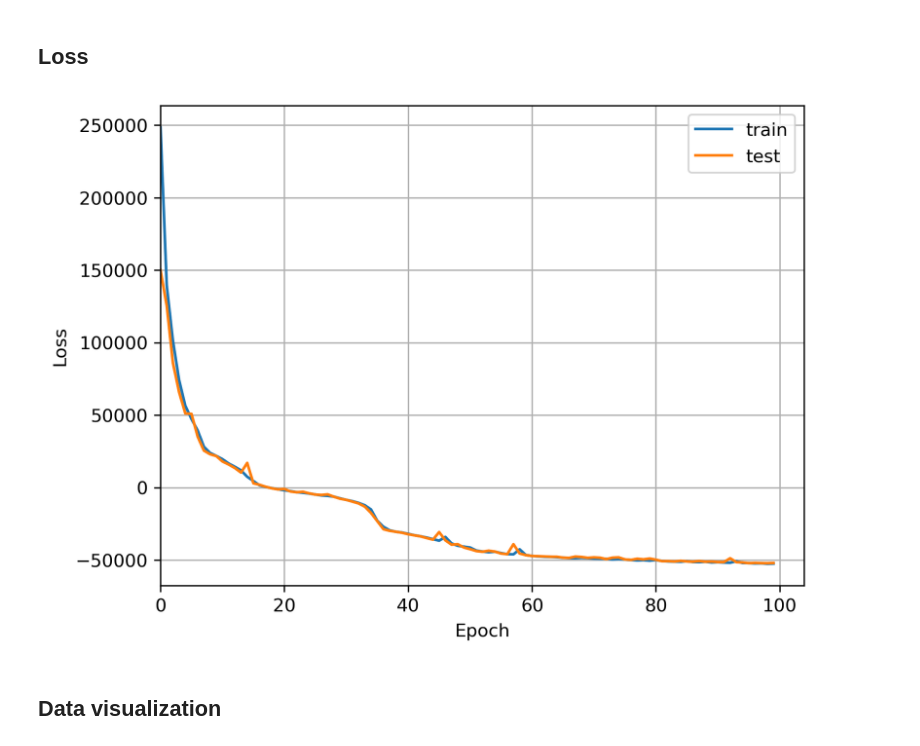
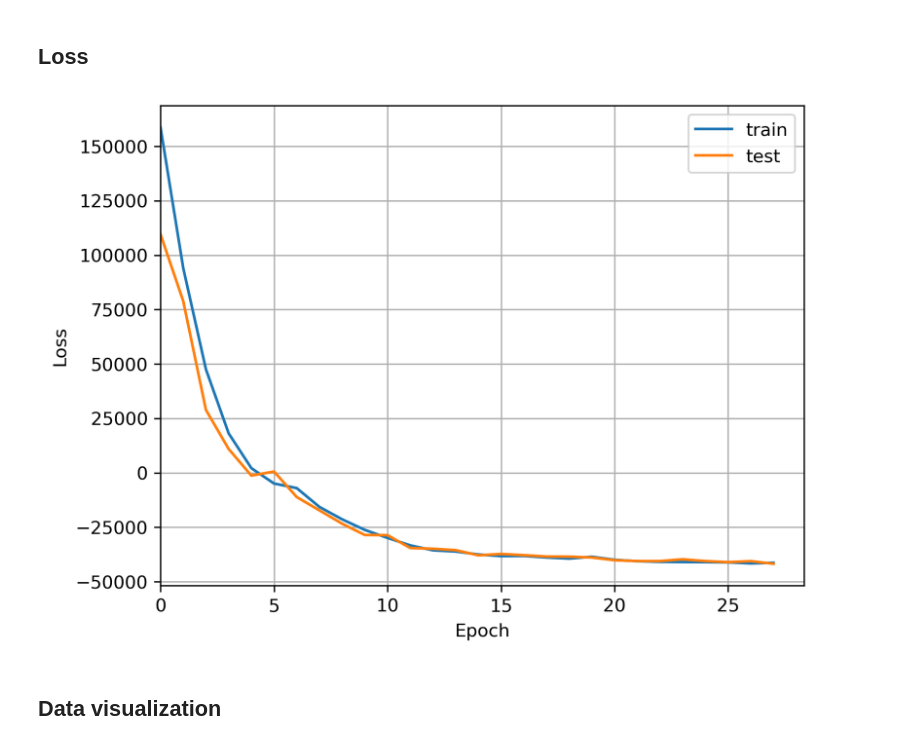
Before and after one commit to nkiyohara/kalman-vae, a Jupyter notebook: analyse.ipynb, the cells around one changed output. Cells and saved outputs as stored; diff of their text form; code cells hidden in the pictures.

```diff
--- a/analyse.ipynb
+++ b/analyse.ipynb
@@ -13,28 +13,29 @@ from bouncing_ball.dataloaders.bouncing_data import BouncingBallDataLoader
 from kalman_vae import KalmanVariationalAutoencoder
 from natsort import natsorted
 # %%
-dtype=torch.float64
+dtype = torch.float64
+device = torch.device("cpu")
 # %%
 train_losses = []
 test_losses = []
 
-for file in natsorted(glob.glob('checkpoints/bouncing_ball_double/state-*.pth')):
-    checkpoint = torch.load(file, map_location=torch.device('cpu'))
-    train_losses.append(checkpoint['train_loss'])
-    test_losses.append(checkpoint['test_loss'])
+for file in natsorted(glob.glob(f"checkpoints/bouncing_ball_double_warmup-5_burnin-5/state-*.pth")):
+    checkpoint = torch.load(file, map_location=device)
+    train_losses.append(checkpoint["train_loss"])
+    test_losses.append(checkpoint["test_loss"])
 
 plt.figure(dpi=300)
-plt.plot(train_losses, label='train')
-plt.plot(test_losses, label='test')
-plt.xlabel('Epoch')
-plt.ylabel('Loss')
+plt.plot(train_losses, label="train")
+plt.plot(test_losses, label="test")
+plt.xlabel("Epoch")
+plt.ylabel("Loss")
 plt.grid()
 plt.legend()
 plt.xlim(0, None)
 # plt.yscale("log")
 plt.show()
 # %% [output]
-[figure, old version]
+[figure, new version]
 # %% [markdown]
 ## Data visualization
 # %%
```
Also changed, not shown: parts of 8 cells of this notebook.
